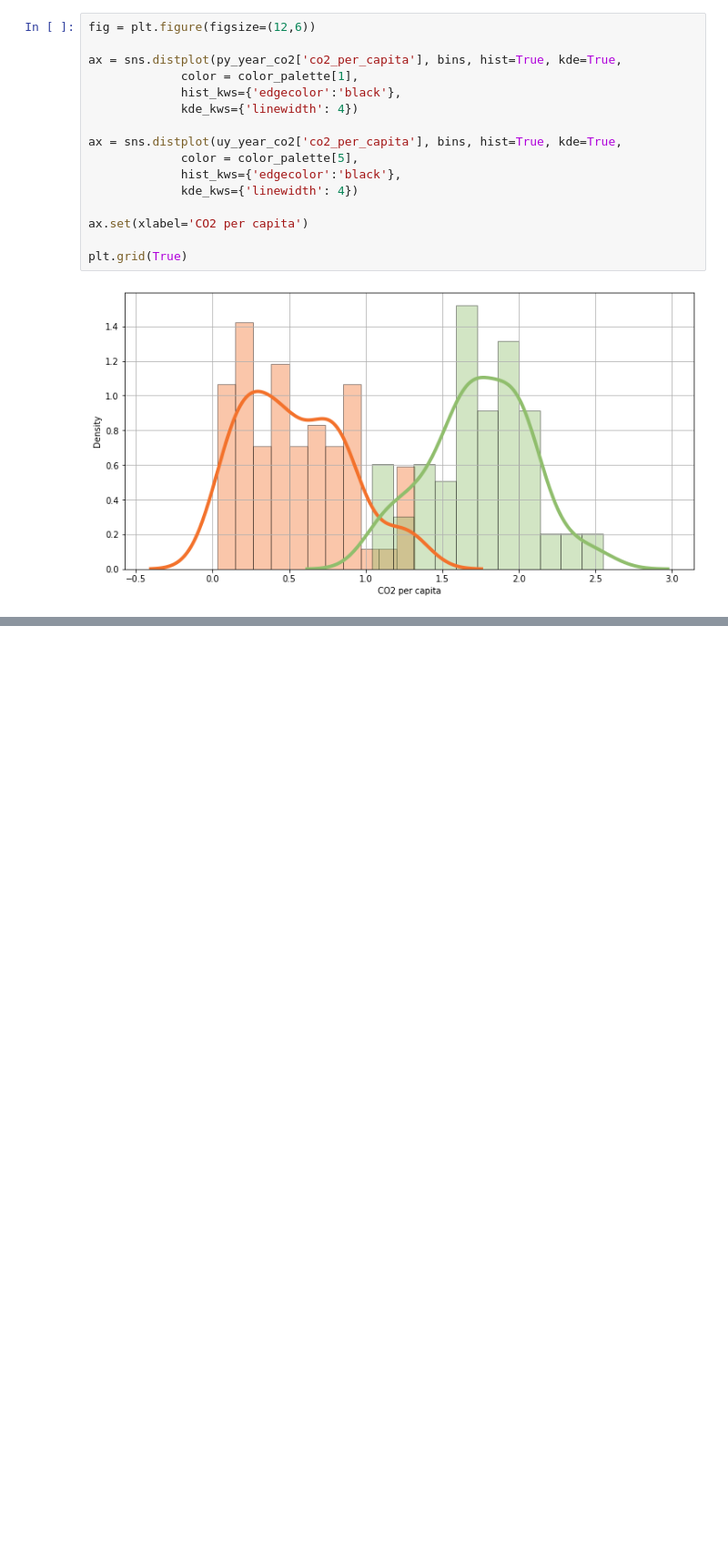
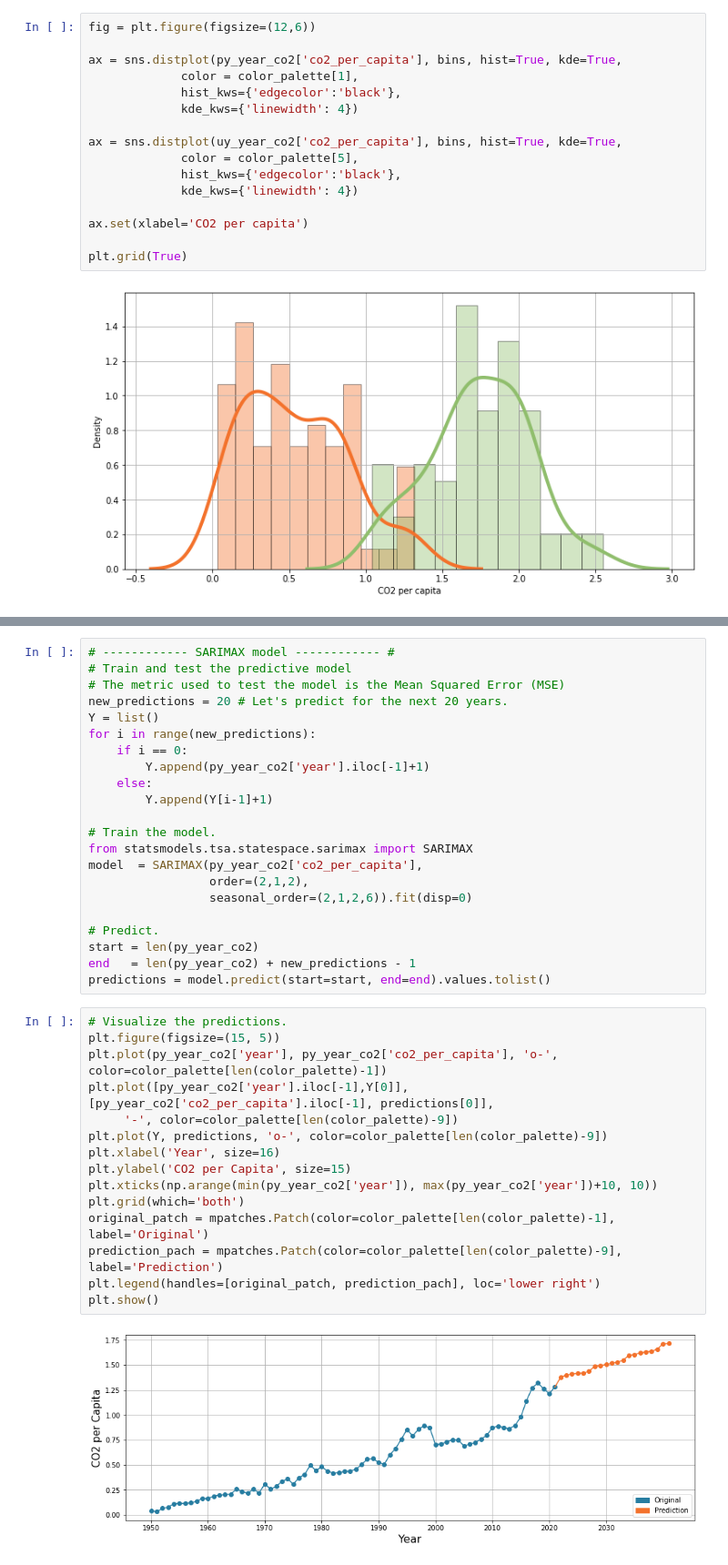
Before and after one commit to nmarceloromero/ML_Playground, a Jupyter notebook: CO2_Emissions.ipynb, the cells around one changed output, grey strips where cells are left out. Shown: that part at 91% size. Saved outputs shown, nothing was run; the diff lists cells and outputs as text; blank space fills up the shorter version.

```diff
--- a/CO2_Emissions.ipynb
+++ b/CO2_Emissions.ipynb
@@ -324,0 +433,39 @@ plt.grid(True)
+# %%
+# ------------ SARIMAX model ------------ #
+# Train and test the predictive model
+# The metric used to test the model is the Mean Squared Error (MSE)
+new_predictions = 20 # Let's predict for the next 20 years.
+Y = list()
+for i in range(new_predictions):
+    if i == 0:
+        Y.append(py_year_co2['year'].iloc[-1]+1)
+    else:
+        Y.append(Y[i-1]+1)
+
+# Train the model.
+from statsmodels.tsa.statespace.sarimax import SARIMAX
+model  = SARIMAX(py_year_co2['co2_per_capita'],
+                 order=(2,1,2),
+                 seasonal_order=(2,1,2,6)).fit(disp=0)
+
+# Predict.
+start = len(py_year_co2)
+end   = len(py_year_co2) + new_predictions - 1
+predictions = model.predict(start=start, end=end).values.tolist()
+# %%
+# Visualize the predictions.
+plt.figure(figsize=(15, 5))
+plt.plot(py_year_co2['year'], py_year_co2['co2_per_capita'], 'o-', color=color_palette[len(color_palette)-1])
+plt.plot([py_year_co2['year'].iloc[-1],Y[0]], [py_year_co2['co2_per_capita'].iloc[-1], predictions[0]],
+     '-', color=color_palette[len(color_palette)-9])
+plt.plot(Y, predictions, 'o-', color=color_palette[len(color_palette)-9])
+plt.xlabel('Year', size=16)
+plt.ylabel('CO2 per Capita', size=15)
+plt.xticks(np.arange(min(py_year_co2['year']), max(py_year_co2['year'])+10, 10))
+plt.grid(which='both')
+original_patch = mpatches.Patch(color=color_palette[len(color_palette)-1], label='Original')
+prediction_pach = mpatches.Patch(color=color_palette[len(color_palette)-9], label='Prediction')
+plt.legend(handles=[original_patch, prediction_pach], loc='lower right')
+plt.show()
+# %% [output]
+[figure, added]
```
Also changed, not shown: parts of 12 cells of this notebook.
